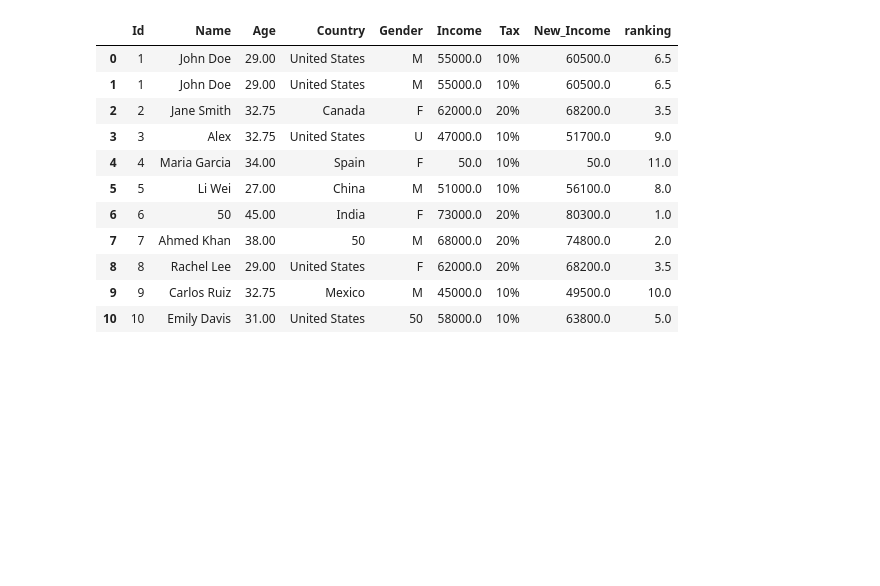
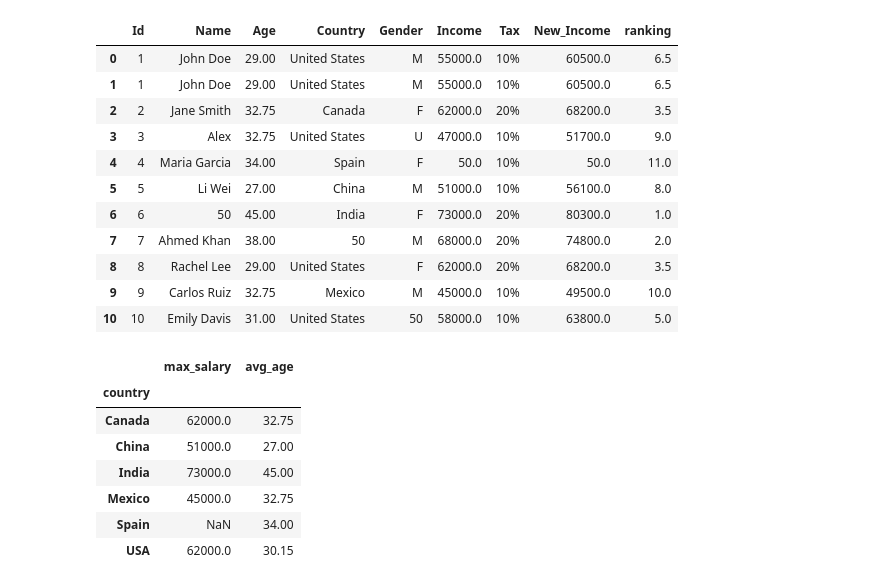
Before and after one commit to namanjain152003/pandas, a Jupyter notebook: panda_tutorial.ipynb, the cells around one changed output. Saved outputs shown, nothing was run; the diff lists cells and outputs as text; code cells hidden in the pictures; blank space fills up the shorter version.

Commit message:
grouping and aggregations

```diff
--- a/panda_tutorial.ipynb
+++ b/panda_tutorial.ipynb
@@ -583,0 +586,36 @@ df2
+# %%
+# grouping and aggregations
+
+df.groupby("country") ["income"].mean()
+df.groupby("country")["income"].min()
+df.groupby("country")["income"].max()
+
+df.groupby("gender") ["income"].mean()
+df.groupby("gender")["income"].max()
+
+df.groupby("country")["income"].agg(["mean", "min", "max"])
+
+df.groupby("country").agg({
+"income" : "mean",
+"age" : "mean"
+})
+
+df.groupby("country").agg({
+"income" : "max",
+"age" : "mean"
+})
+
+df.groupby("country").agg(
+max_salary=("income", "max"),
+avg_age=("age", "mean")
+
+)
+# %% [output]
+|  | max_salary | avg_age |
+| country |  |  |
+| Canada | 62000.0 | 32.75 |
+| China | 51000.0 | 27.00 |
+| India | 73000.0 | 45.00 |
+| Mexico | 45000.0 | 32.75 |
+| Spain | NaN | 34.00 |
+| USA | 62000.0 | 30.15 |
```
Also changed, not shown: parts of 1 cell of this notebook.
